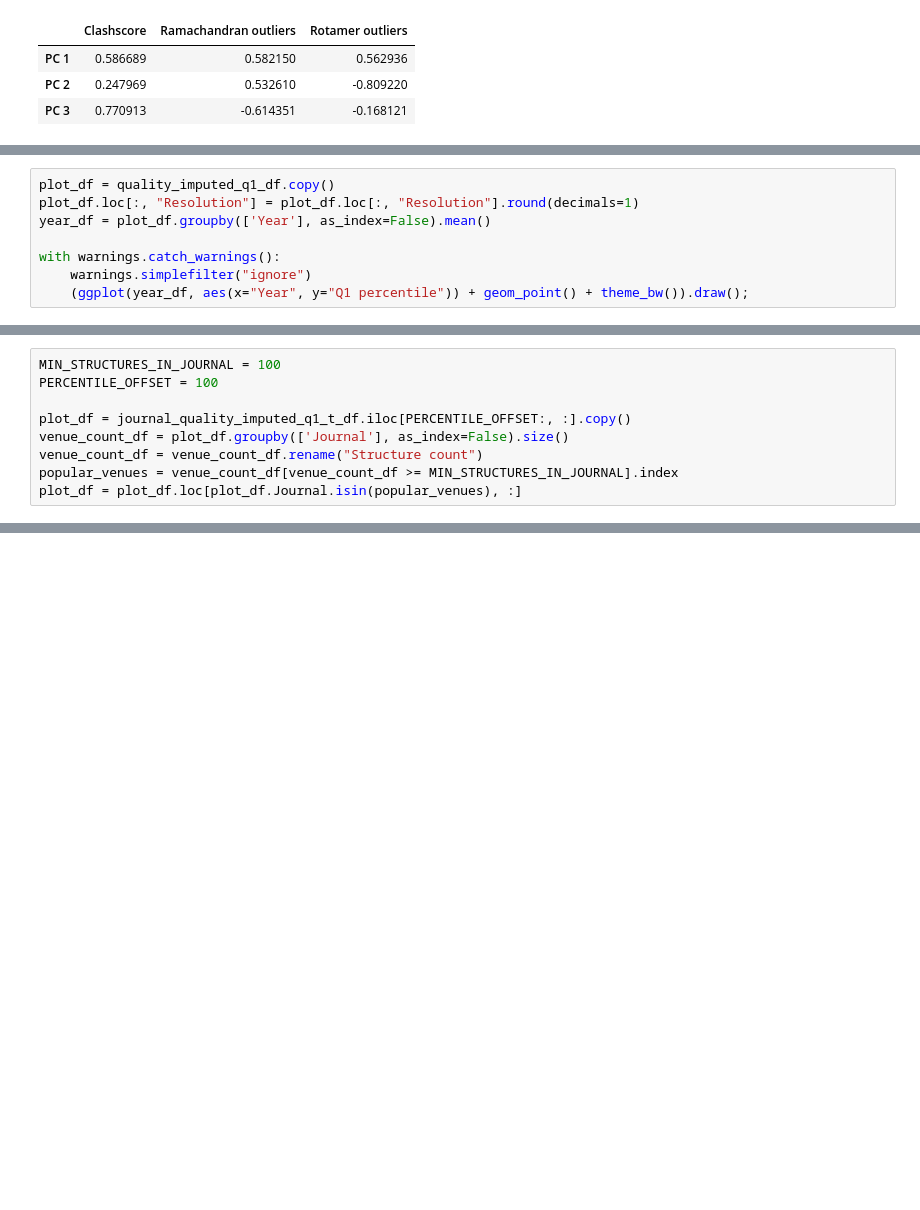
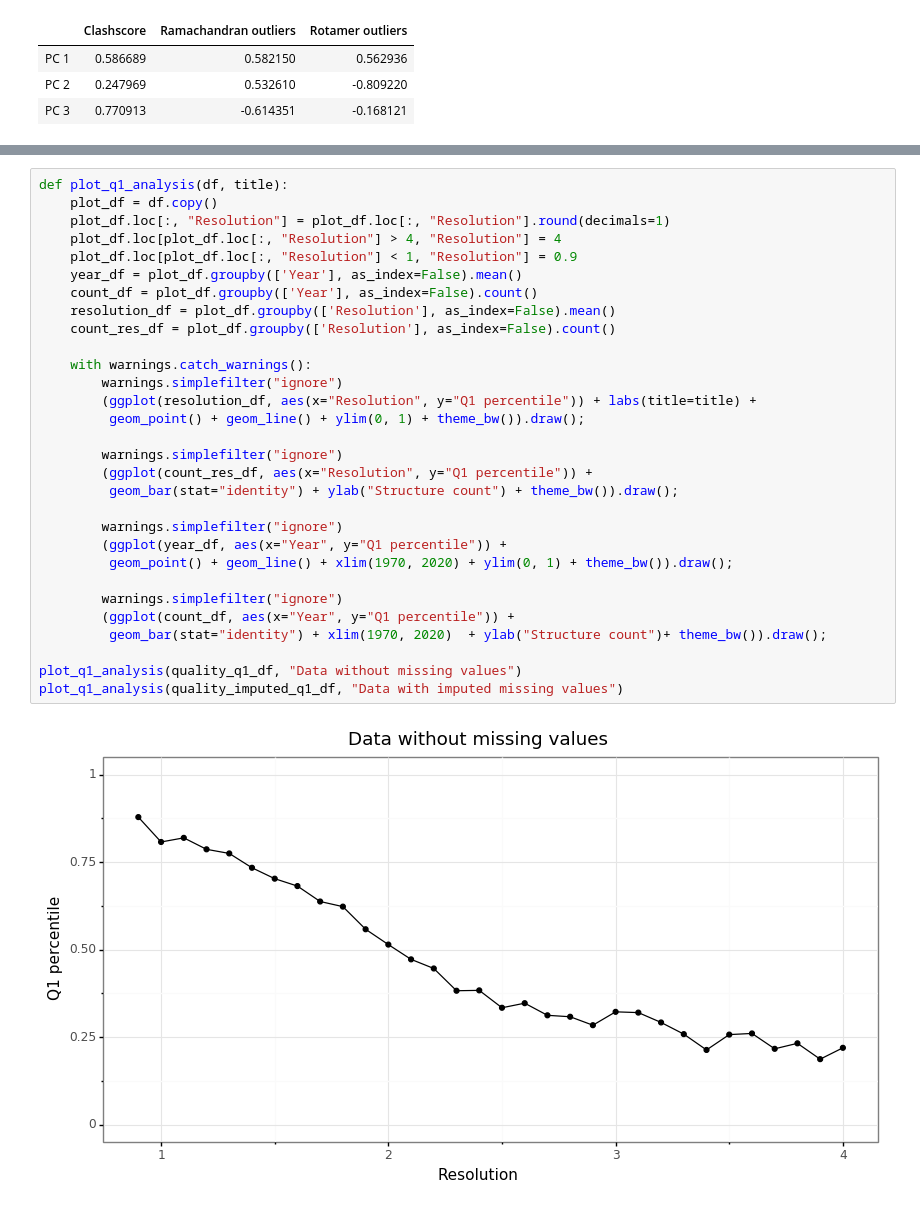
Before and after one commit to dabrze/pdb_structure_quality, a Jupyter notebook: PDB analysis.ipynb, the cells around one changed output, grey strips where cells are left out. Cells and saved outputs as stored; diff of their text form; blank space fills up the shorter version.

```diff
--- a/PDB analysis.ipynb
+++ b/PDB analysis.ipynb
@@ -555,8 +525,0 @@ print(quality_imputed_q1_df.shape)
-# %%
-plot_df = quality_imputed_q1_df.copy()
-plot_df.loc[:, "Resolution"] = plot_df.loc[:, "Resolution"].round(decimals=1)
-year_df = plot_df.groupby(['Year'], as_index=False).mean()
-
-with warnings.catch_warnings():
-    warnings.simplefilter("ignore")
-    (ggplot(year_df, aes(x="Year", y="Q1 percentile")) + geom_point() + theme_bw()).draw();
@@ -616,9 +525,0 @@ We remove the first 100 structures to to avoid random effects of unstable percen
-# %%
-MIN_STRUCTURES_IN_JOURNAL = 100
-PERCENTILE_OFFSET = 100
-
-plot_df = journal_quality_imputed_q1_t_df.iloc[PERCENTILE_OFFSET:, :].copy()
-venue_count_df = plot_df.groupby(['Journal'], as_index=False).size()
-venue_count_df = venue_count_df.rename("Structure count")
-popular_venues = venue_count_df[venue_count_df >= MIN_STRUCTURES_IN_JOURNAL].index
-plot_df = plot_df.loc[plot_df.Journal.isin(popular_venues), :]
@@ -744,0 +584,32 @@ with warnings.catch_warnings():
+# %%
+def plot_q1_analysis(df, title):
+    plot_df = df.copy()
+    plot_df.loc[:, "Resolution"] = plot_df.loc[:, "Resolution"].round(decimals=1)
+    plot_df.loc[plot_df.loc[:, "Resolution"] > 4, "Resolution"] = 4
+    plot_df.loc[plot_df.loc[:, "Resolution"] < 1, "Resolution"] = 0.9
+    year_df = plot_df.groupby(['Year'], as_index=False).mean()
+    count_df = plot_df.groupby(['Year'], as_index=False).count()
+    resolution_df = plot_df.groupby(['Resolution'], as_index=False).mean()
+    count_res_df = plot_df.groupby(['Resolution'], as_index=False).count()
+
+    with warnings.catch_warnings():
+        warnings.simplefilter("ignore")
+        (ggplot(resolution_df, aes(x="Resolution", y="Q1 percentile")) + labs(title=title) +
+         geom_point() + geom_line() + ylim(0, 1) + theme_bw()).draw();
+
+        warnings.simplefilter("ignore")
+        (ggplot(count_res_df, aes(x="Resolution", y="Q1 percentile")) +
+         geom_bar(stat="identity") + ylab("Structure count") + theme_bw()).draw();
+
+        warnings.simplefilter("ignore")
+        (ggplot(year_df, aes(x="Year", y="Q1 percentile")) +
+         geom_point() + geom_line() + xlim(1970, 2020) + ylim(0, 1) + theme_bw()).draw();
+
+        warnings.simplefilter("ignore")
+        (ggplot(count_df, aes(x="Year", y="Q1 percentile")) +
+         geom_bar(stat="identity") + xlim(1970, 2020)  + ylab("Structure count")+ theme_bw()).draw();
+
+plot_q1_analysis(quality_q1_df, "Data without missing values")
+plot_q1_analysis(quality_imputed_q1_df, "Data with imputed missing values")
+# %% [output]
+[figure, added]
```
Also changed, not shown: parts of 44 cells of this notebook, 7 other files.
